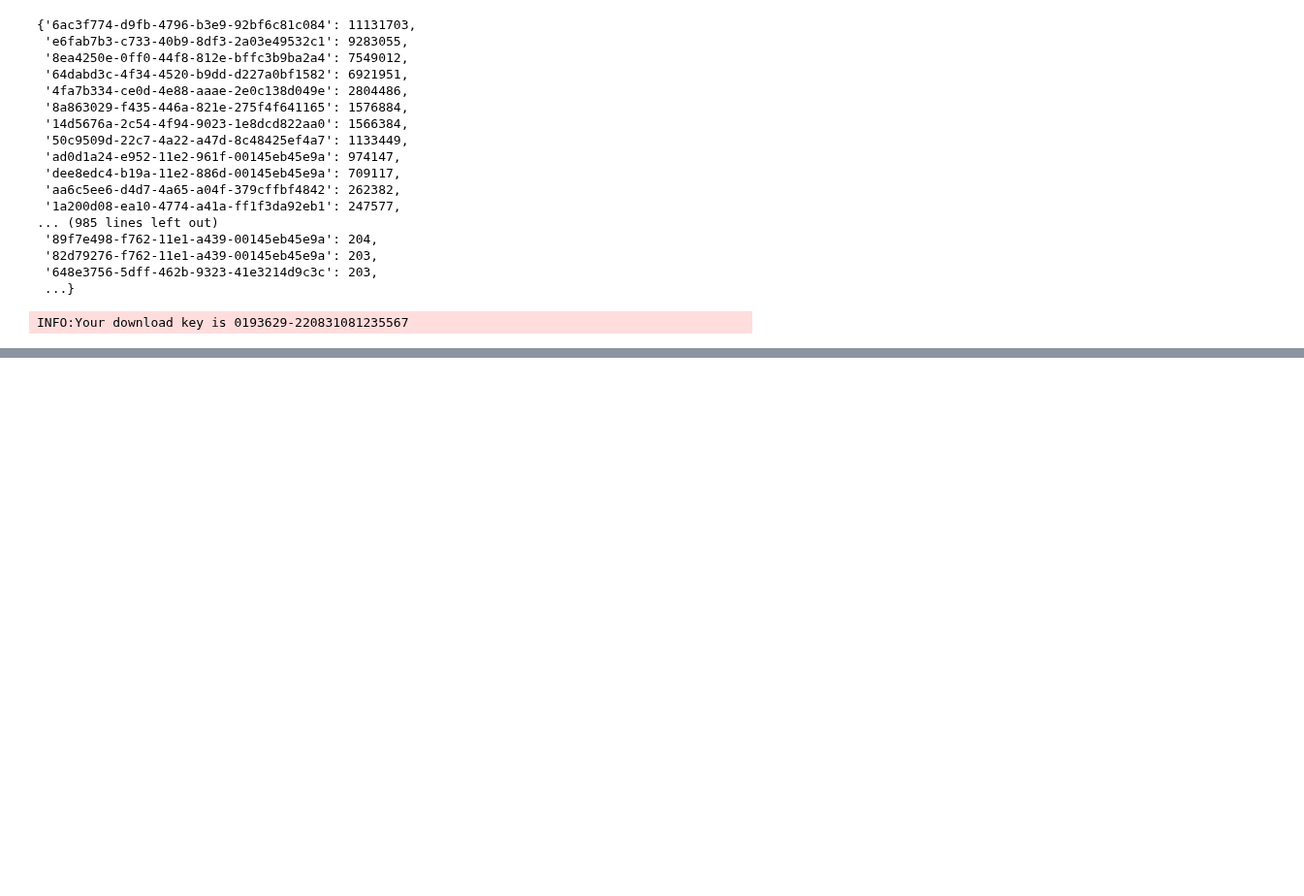
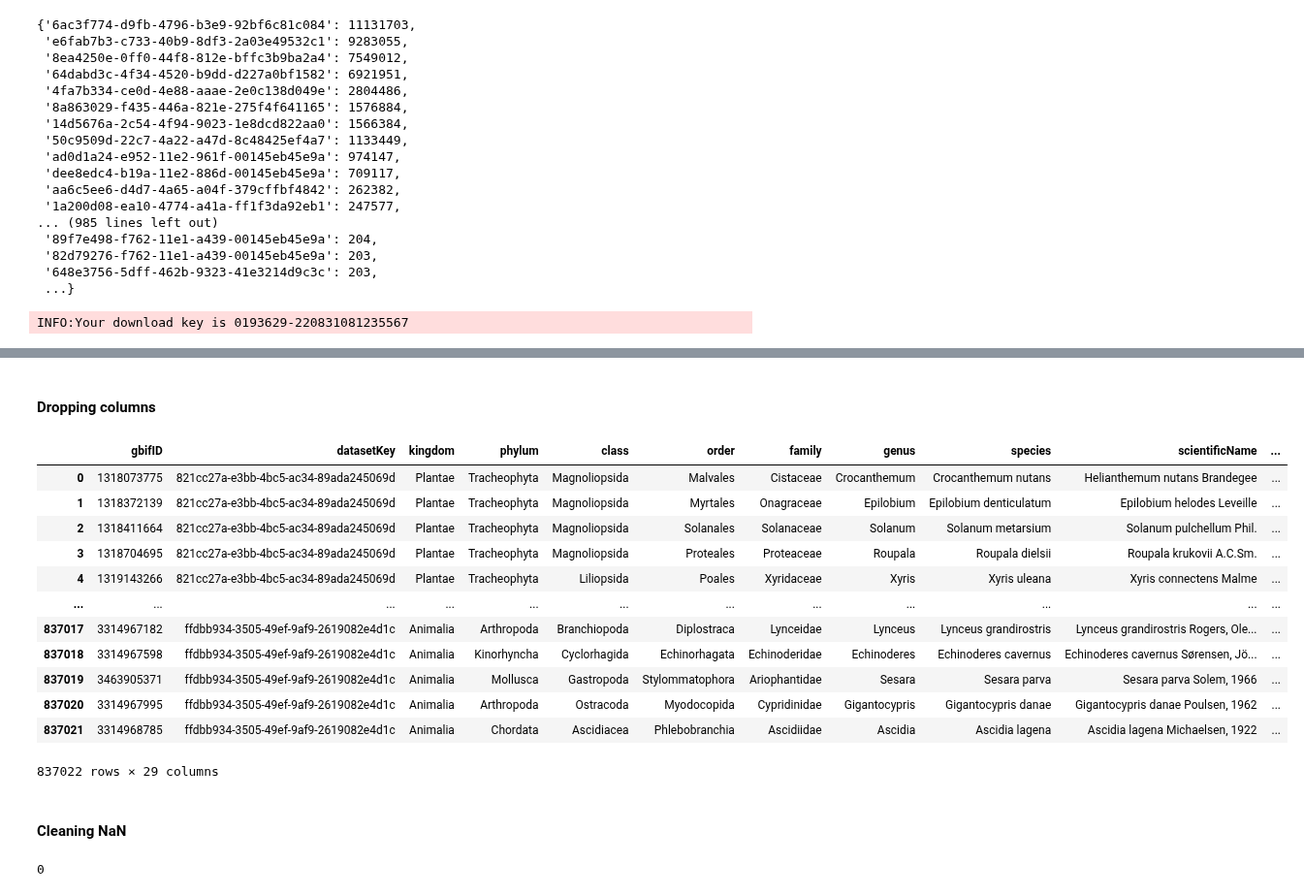
Before and after one commit to dadavie/planetary_garden, a Jupyter notebook: notebooks/GBIF Data.ipynb, the cells around one changed output, grey strips where cells are left out. Shown at 97% size. Drawn from its saved outputs; the diff is of its cells as text; code cells hidden in the pictures; blank space fills up the shorter version.

```diff
--- a/notebooks/GBIF Data.ipynb
+++ b/notebooks/GBIF Data.ipynb
@@ -83,0 +237,10 @@ HTTPError: 400 Client Error: Bad Request for url: https://api.gbif.org/v1/occurr
+# %% [markdown]
+#### Dropping columns
+# %%
+#sns.displot(x=counts.index,y=counts["species"])
+data_drop=data.drop(["issue","mediaType","lastInterpreted",
+                     "establishmentMeans","typeStatus","recordedBy",
+                     "rightsHolder","license","identifiedBy","recordNumber",
+                     "catalogNumber","collectionCode","institutionCode","speciesKey",
+                     "basisOfRecord","taxonKey","publishingOrgKey",
+                    "occurrenceStatus","taxonRank","infraspecificEpithet","occurrenceID"], axis =1)
@@ -83,0 +250,19 @@ HTTPError: 400 Client Error: Bad Request for url: https://api.gbif.org/v1/occurr
+# %%
+#data_drop.describe(exclude=[object])
+data_drop
+# %% [output]
+|  | gbifID | datasetKey | kingdom | phylum | class | order | family | genus | species | scientificName | ... |
+| 0 | 1318073775 | 821cc27a-e3bb-4bc5-ac34-89ada245069d | Plantae | Tracheophyta | Magnoliopsida | Malvales | Cistaceae | Crocanthemum | Crocanthemum nutans | Helianthemum nutans Brandegee | ... |
+| 1 | 1318372139 | 821cc27a-e3bb-4bc5-ac34-89ada245069d | Plantae | Tracheophyta | Magnoliopsida | Myrtales | Onagraceae | Epilobium | Epilobium denticulatum | Epilobium helodes Leveille | ... |
+| 2 | 1318411664 | 821cc27a-e3bb-4bc5-ac34-89ada245069d | Plantae | Tracheophyta | Magnoliopsida | Solanales | Solanaceae | Solanum | Solanum metarsium | Solanum pulchellum Phil. | ... |
+| 3 | 1318704695 | 821cc27a-e3bb-4bc5-ac34-89ada245069d | Plantae | Tracheophyta | Magnoliopsida | Proteales | Proteaceae | Roupala | Roupala dielsii | Roupala krukovii A.C.Sm. | ... |
+| 4 | 1319143266 | 821cc27a-e3bb-4bc5-ac34-89ada245069d | Plantae | Tracheophyta | Liliopsida | Poales | Xyridaceae | Xyris | Xyris uleana | Xyris connectens Malme | ... |
+| ... | ... | ... | ... | ... | ... | ... | ... | ... | ... | ... | ... |
+| 837017 | 3314967182 | ffdbb934-3505-49ef-9af9-2619082e4d1c | Animalia | Arthropoda | Branchiopoda | Diplostraca | Lynceidae | Lynceus | Lynceus grandirostris | Lynceus grandirostris Rogers, Ole... | ... |
+| 837018 | 3314967598 | ffdbb934-3505-49ef-9af9-2619082e4d1c | Animalia | Kinorhyncha | Cyclorhagida | Echinorhagata | Echinoderidae | Echinoderes | Echinoderes cavernus | Echinoderes cavernus Sørensen, Jö... | ... |
+| 837019 | 3463905371 | ffdbb934-3505-49ef-9af9-2619082e4d1c | Animalia | Mollusca | Gastropoda | Stylommatophora | Ariophantidae | Sesara | Sesara parva | Sesara parva Solem, 1966 | ... |
+| 837020 | 3314967995 | ffdbb934-3505-49ef-9af9-2619082e4d1c | Animalia | Arthropoda | Ostracoda | Myodocopida | Cypridinidae | Gigantocypris | Gigantocypris danae | Gigantocypris danae Poulsen, 1962 | ... |
+| 837021 | 3314968785 | ffdbb934-3505-49ef-9af9-2619082e4d1c | Animalia | Chordata | Ascidiacea | Phlebobranchia | Ascidiidae | Ascidia | Ascidia lagena | Ascidia lagena Michaelsen, 1922 | ... |
+837022 rows × 29 columns
+# %% [markdown]
+#### Cleaning NaN
@@ -83,0 +271,4 @@ HTTPError: 400 Client Error: Bad Request for url: https://api.gbif.org/v1/occurr
+# %%
+data_clean["decimalLatitude"].isnull().sum()
+# %% [output]
+0
```
Also changed, not shown: parts of 59 cells of this notebook.
